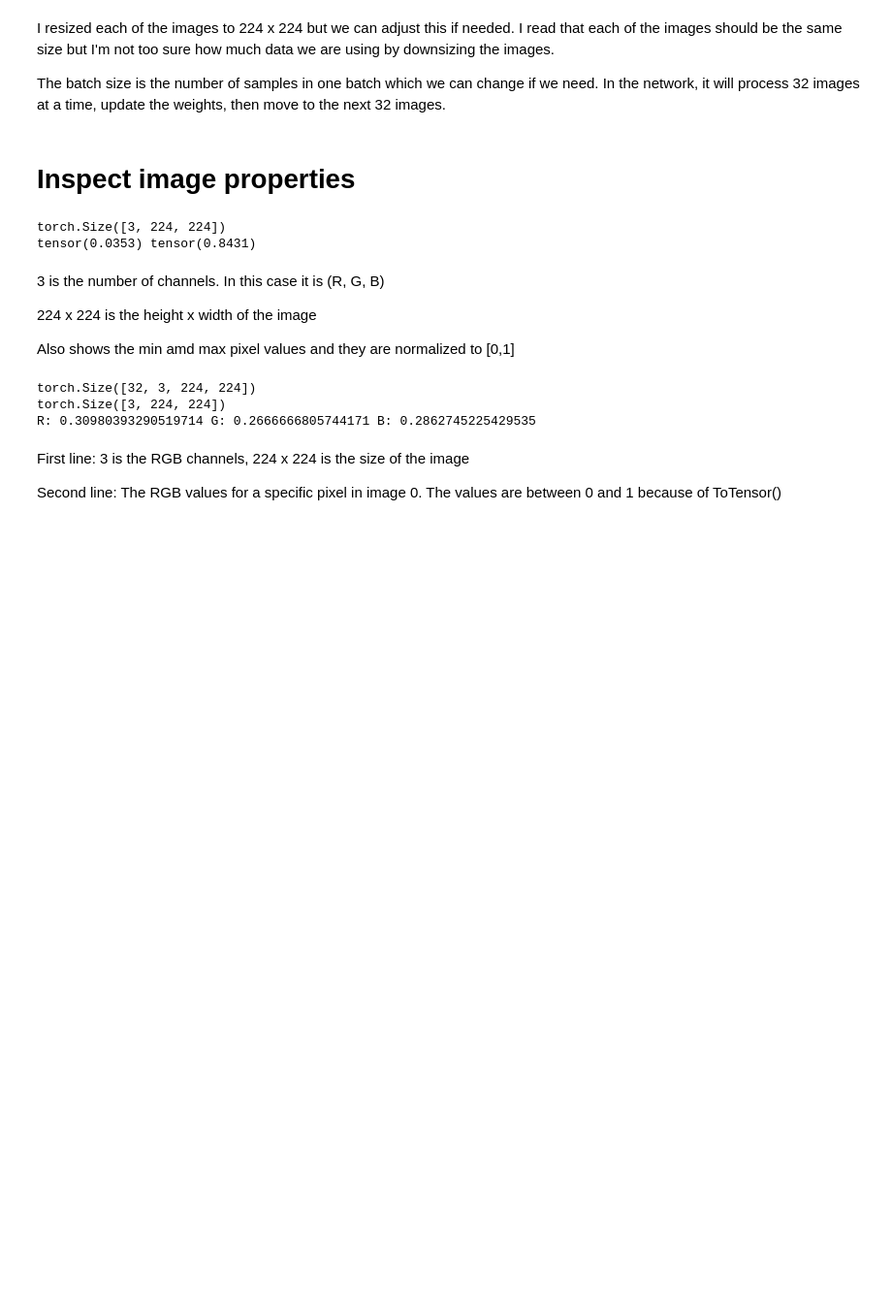
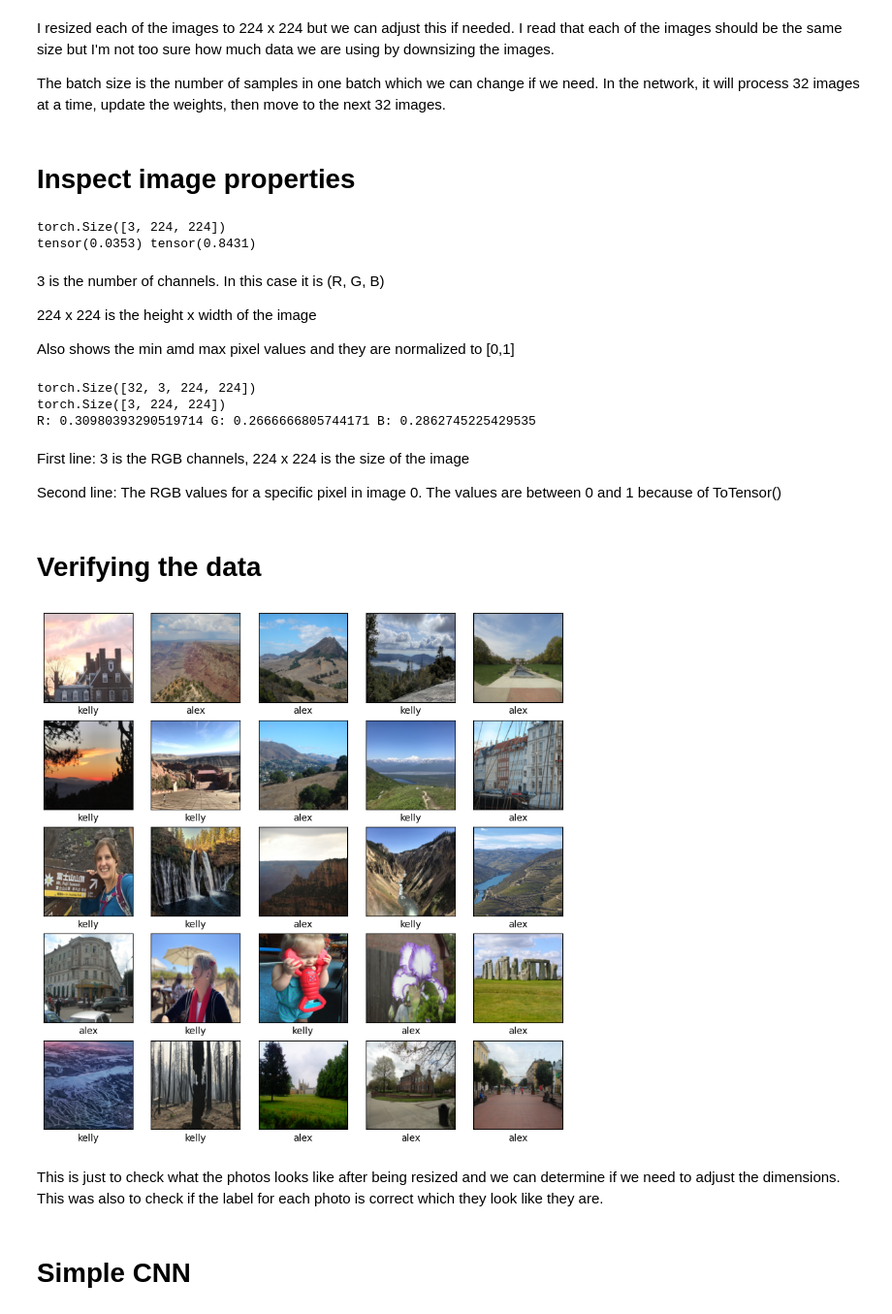
Before and after one commit to MilesKeitz/DATA-403-Project-3, a Jupyter notebook: file_loader.ipynb, the cells around one changed output. Shown at 97% size. Drawn from its saved outputs; the diff is of its cells as text; code cells hidden in the pictures; blank space fills up the shorter version.

```diff
--- a/file_loader.ipynb
+++ b/file_loader.ipynb
@@ -61,3 +66,27 @@ R: 0.30980393290519714 G: 0.2666666805744171 B: 0.2862745225429535
 First line: 3 is the RGB channels, 224 x 224 is the size of the image
 
 Second line: The RGB values for a specific pixel in image 0. The values are between 0 and 1 because of ToTensor()
+# %% [markdown]
+# Verifying the data
+# %%
+class_names = ['alex', 'kelly']
+
+plt.figure(figsize=(10, 10))
+for i in range(25):
+    plt.subplot(5,5,i+1)
+    plt.xticks([])
+    plt.yticks([])
+    plt.grid(False)
+
+    # convert the tensor into HVC for matplotlib
+    img = images[i].permute(1, 2, 0).numpy()
+
+    plt.imshow(img)
+    plt.xlabel(class_names[labels[i].item()])
+plt.show()
+# %% [output]
+[figure, added]
+# %% [markdown]
+This is just to check what the photos looks like after being resized and we can determine if we need to adjust the dimensions. This was also to check if the label for each photo is correct which they look like they are.
+# %% [markdown]
+# Simple CNN
```
Also changed, not shown: parts of 3 cells of this notebook.
